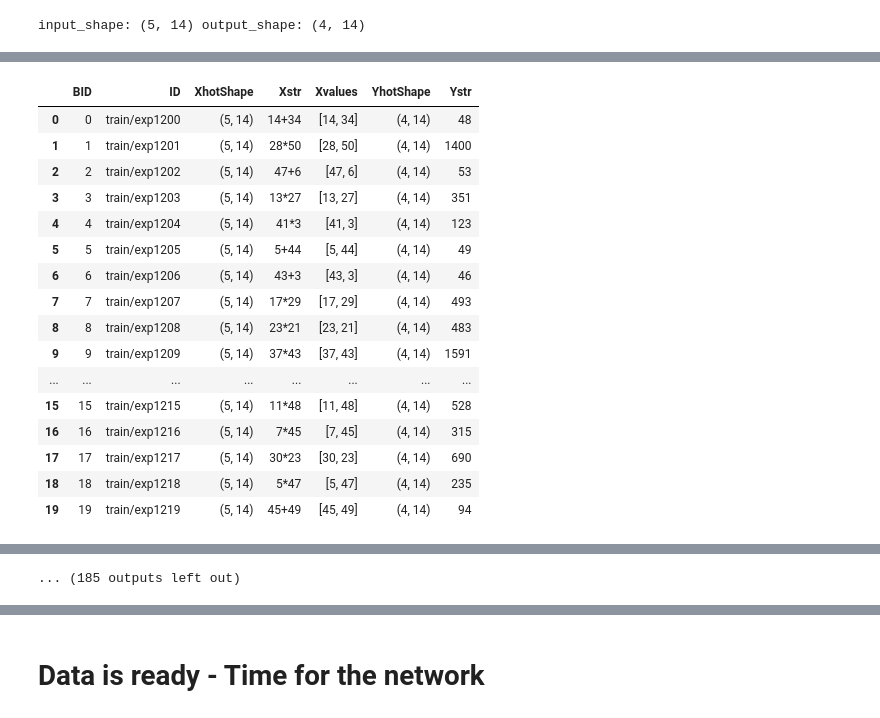
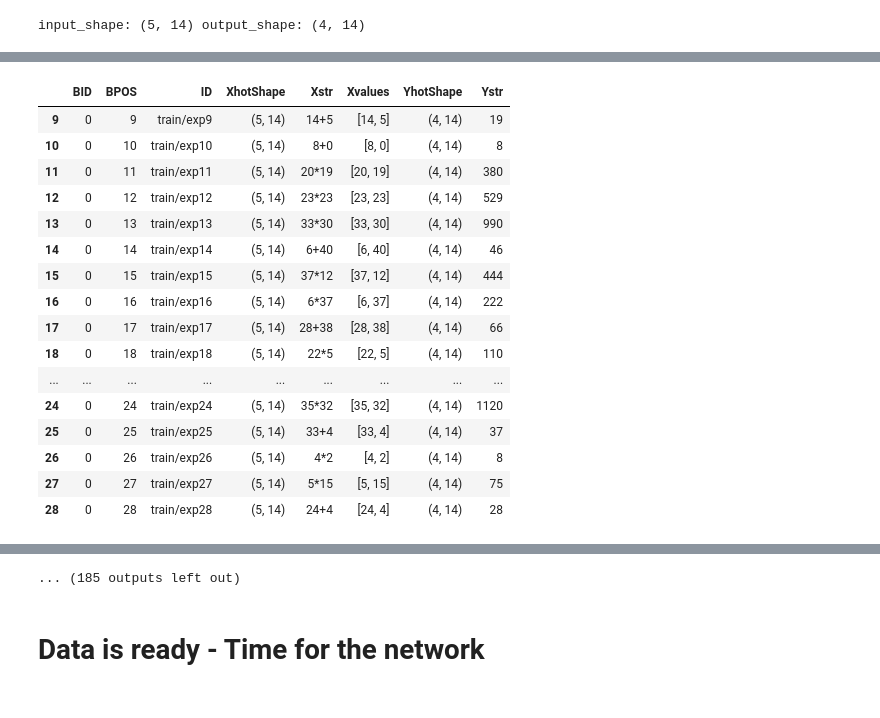
Before and after one commit to glouwa/app-kandinsky-pattern-generator, a Jupyter notebook: lstm_calculator.ipynb, the cells around one changed output, grey strips where cells are left out. Saved outputs shown, nothing was run; the diff lists cells and outputs as text; code cells hidden in the pictures.

```diff
--- a/lstm_calculator.ipynb
+++ b/lstm_calculator.ipynb
@@ -293,8 +277,10 @@ encoded and back: batch_demo/exp0: '13*50' = ' 650'
 # %%
 #@title Train/Validate Generators { vertical-output: true, output-height: 200 }
-batch_size      = 200 #@param {type:"slider", min:0, max:300, step:10}
-training_size   = 3600 #@param {type:"slider", min:1000, max:50000, step:100}
-validation_size = 500 #@param {type:"slider", min:10, max:1000, step:10}
+%%time
+
+batch_size      = 100 #@param {type:"slider", min:0, max:300, step:10}
+training_size   = 20000 #@param {type:"slider", min:1000, max:50000, step:100}
+validation_size = 1000 #@param {type:"slider", min:10, max:1000, step:10}
 
 params = {
     'sample_parameters': training_sample_parameters,
@@ -305,8 +291,17 @@ params = {
 
 print("training_sample_parameters=", training_sample_parameters)
 
-training_generator, training_panda =     DataGenerator(samples=training_size, set_path="train", **params).renderFrame()
-validation_generator, validation_panda = DataGenerator(samples=validation_size, set_path="validate", **params).renderFrame()
+training_generator = DataGenerator(
+    samples=training_size,
+    set_path="train",
+    **params
+).renderFrame()
 
-display_batch_meta(training_panda)
+validation_generator = DataGenerator(
+    samples=validation_size,
+    set_path="validate",
+    **params
+).renderFrame()
+
+training_generator.panda.display_meta()
 # %% [output]
@@ -342,17 +338,12 @@ memory usage: 225.0+ KB
 # %%
 #@title Review Train Generator { run: "auto", vertical-output: true }
 
-batch_to_view  = 6 #@param {type:"slider", min:0, max:50, step:3}
-batch_view_len = 20 #@param {type:"slider", min:1, max:20, step:1}
+sample_to_view  = 9 #@param {type:"slider", min:0, max:20000, step:1}
+view_len = 20 #@param {type:"slider", min:1, max:20, step:1}
 
-print("Training batches= ", len(training_generator))
-print("Training Panda= ", len(training_panda))
-print("batch_size= ", batch_size)
-print(batch_to_view*batch_size, (batch_to_view+1)*batch_size)
-
-display_batch_content(
-    training_generator[batch_to_view],
-    training_panda[batch_to_view*batch_size:(batch_to_view+1)*batch_size],
-    batch_view_len
+training_generator.panda.display_content_slice(
+    slice(sample_to_view, sample_to_view + view_len),
+    #Xassert =
+    #Yassert =
 )
 # %% [output]
@@ -364,28 +350,27 @@ batch_size=  200
 [interactive output not drawn]
 [interactive output not drawn]
 [interactive output not drawn]
 [interactive output not drawn]
 [interactive output not drawn]
 [interactive output not drawn]
 [interactive output not drawn]
-|  | BID | ID | XhotShape | Xstr | Xvalues | YhotShape | Ystr |
-| 0 | 0 | train/exp1200 | (5, 14) | 14+34 | [14, 34] | (4, 14) | 48 |
-| 1 | 1 | train/exp1201 | (5, 14) | 28*50 | [28, 50] | (4, 14) | 1400 |
-| 2 | 2 | train/exp1202 | (5, 14) | 47+6 | [47, 6] | (4, 14) | 53 |
-| 3 | 3 | train/exp1203 | (5, 14) | 13*27 | [13, 27] | (4, 14) | 351 |
-| 4 | 4 | train/exp1204 | (5, 14) | 41*3 | [41, 3] | (4, 14) | 123 |
-| 5 | 5 | train/exp1205 | (5, 14) | 5+44 | [5, 44] | (4, 14) | 49 |
-| 6 | 6 | train/exp1206 | (5, 14) | 43+3 | [43, 3] | (4, 14) | 46 |
-| 7 | 7 | train/exp1207 | (5, 14) | 17*29 | [17, 29] | (4, 14) | 493 |
-| 8 | 8 | train/exp1208 | (5, 14) | 23*21 | [23, 21] | (4, 14) | 483 |
-| 9 | 9 | train/exp1209 | (5, 14) | 37*43 | [37, 43] | (4, 14) | 1591 |
-| ... | ... | ... | ... | ... | ... | ... | ... |
-| 15 | 15 | train/exp1215 | (5, 14) | 11*48 | [11, 48] | (4, 14) | 528 |
-| 16 | 16 | train/exp1216 | (5, 14) | 7*45 | [7, 45] | (4, 14) | 315 |
-| 17 | 17 | train/exp1217 | (5, 14) | 30*23 | [30, 23] | (4, 14) | 690 |
-| 18 | 18 | train/exp1218 | (5, 14) | 5*47 | [5, 47] | (4, 14) | 235 |
-| 19 | 19 | train/exp1219 | (5, 14) | 45+49 | [45, 49] | (4, 14) | 94 |
+|  | BID | BPOS | ID | XhotShape | Xstr | Xvalues | YhotShape | Ystr |
+| 9 | 0 | 9 | train/exp9 | (5, 14) | 14+5 | [14, 5] | (4, 14) | 19 |
+| 10 | 0 | 10 | train/exp10 | (5, 14) | 8+0 | [8, 0] | (4, 14) | 8 |
+| 11 | 0 | 11 | train/exp11 | (5, 14) | 20*19 | [20, 19] | (4, 14) | 380 |
+| 12 | 0 | 12 | train/exp12 | (5, 14) | 23*23 | [23, 23] | (4, 14) | 529 |
+| 13 | 0 | 13 | train/exp13 | (5, 14) | 33*30 | [33, 30] | (4, 14) | 990 |
+| 14 | 0 | 14 | train/exp14 | (5, 14) | 6+40 | [6, 40] | (4, 14) | 46 |
+| 15 | 0 | 15 | train/exp15 | (5, 14) | 37*12 | [37, 12] | (4, 14) | 444 |
+| 16 | 0 | 16 | train/exp16 | (5, 14) | 6*37 | [6, 37] | (4, 14) | 222 |
+| 17 | 0 | 17 | train/exp17 | (5, 14) | 28+38 | [28, 38] | (4, 14) | 66 |
+| 18 | 0 | 18 | train/exp18 | (5, 14) | 22*5 | [22, 5] | (4, 14) | 110 |
+| ... | ... | ... | ... | ... | ... | ... | ... | ... |
+| 24 | 0 | 24 | train/exp24 | (5, 14) | 35*32 | [35, 32] | (4, 14) | 1120 |
+| 25 | 0 | 25 | train/exp25 | (5, 14) | 33+4 | [33, 4] | (4, 14) | 37 |
+| 26 | 0 | 26 | train/exp26 | (5, 14) | 4*2 | [4, 2] | (4, 14) | 8 |
+| 27 | 0 | 27 | train/exp27 | (5, 14) | 5*15 | [5, 15] | (4, 14) | 75 |
+| 28 | 0 | 28 | train/exp28 | (5, 14) | 24+4 | [24, 4] | (4, 14) | 28 |
 [interactive output not drawn]
 [interactive output not drawn]
 [interactive output not drawn]
-... (185 outputs left out)
@@ -391,0 +378 @@ batch_size=  200
+... (185 outputs left out)
```
Also changed, not shown: parts of 32 cells of this notebook.
